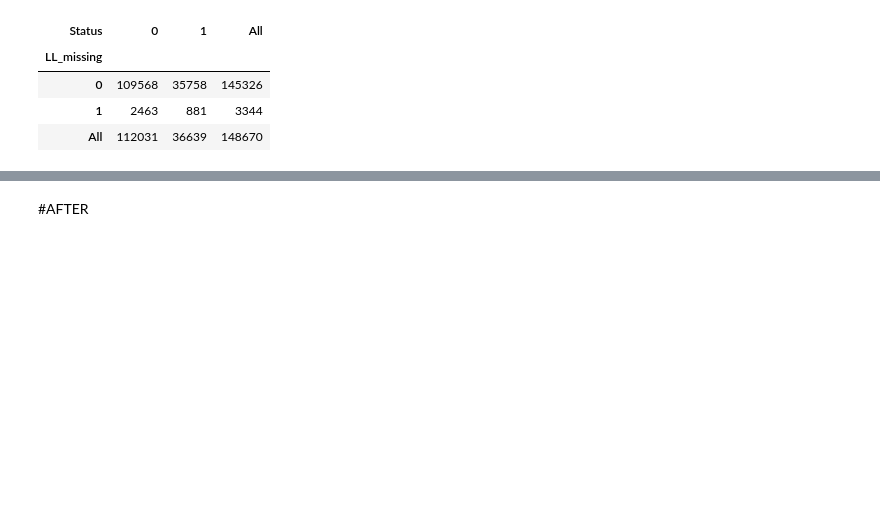
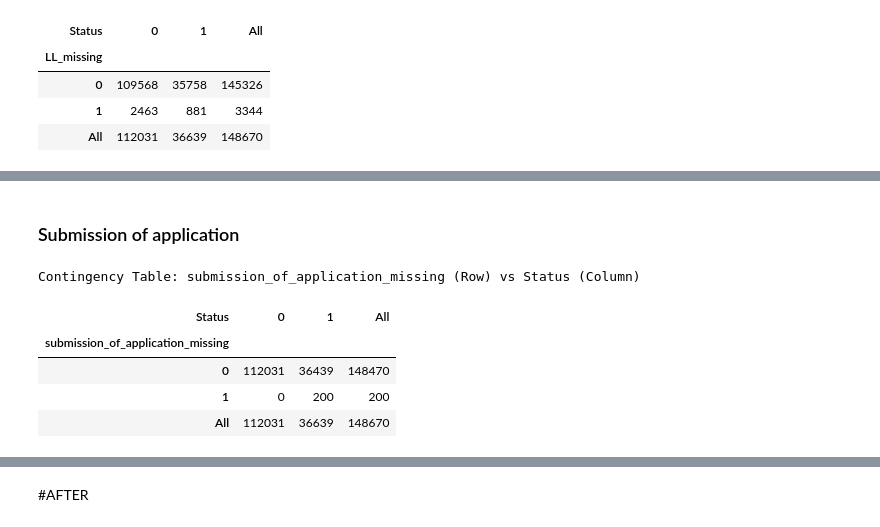
Before and after one commit to marcolari06-maker/loan-default-prediction, a Jupyter notebook: LDP_DMML.ipynb, the cells around one changed output, grey strips where cells are left out. Saved outputs shown, nothing was run; the diff lists cells and outputs as text; code cells hidden in the pictures; blank space fills up the shorter version.

```diff
--- a/LDP_DMML.ipynb
+++ b/LDP_DMML.ipynb
@@ -360,0 +381,18 @@ Contingency Table: LL_missing (Row) vs Status (Column)
+# %% [markdown]
+### Submission of application
+# %%
+# Create a binary flag: 1 if missing, 0 if present
+df_github['submission_of_application_missing'] = df_github['submission_of_application'].isnull().astype(int)
+
+# Generate the contingency table
+leakage_table = pd.crosstab(df_github['submission_of_application_missing'], df_github['Status'], margins=True)
+df_github = df_github.drop(columns=['submission_of_application_missing'])
+print("Contingency Table: submission_of_application_missing (Row) vs Status (Column)")
+display(leakage_table)
+# %% [output]
+Contingency Table: submission_of_application_missing (Row) vs Status (Column)
+| Status | 0 | 1 | All |
+| submission_of_application_missing |  |  |  |
+| 0 | 112031 | 36439 | 148470 |
+| 1 | 0 | 200 | 200 |
+| All | 112031 | 36639 | 148670 |
```
Also changed, not shown: parts of 7 cells of this notebook.
